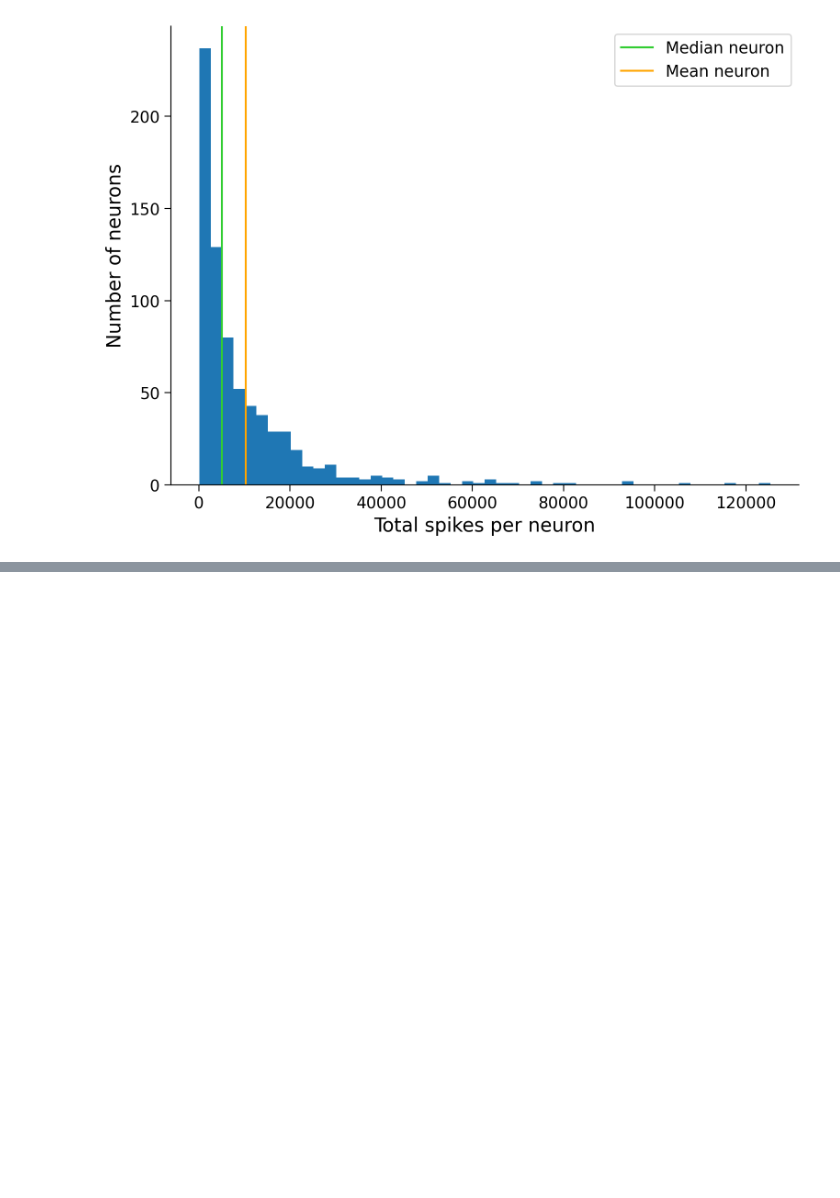
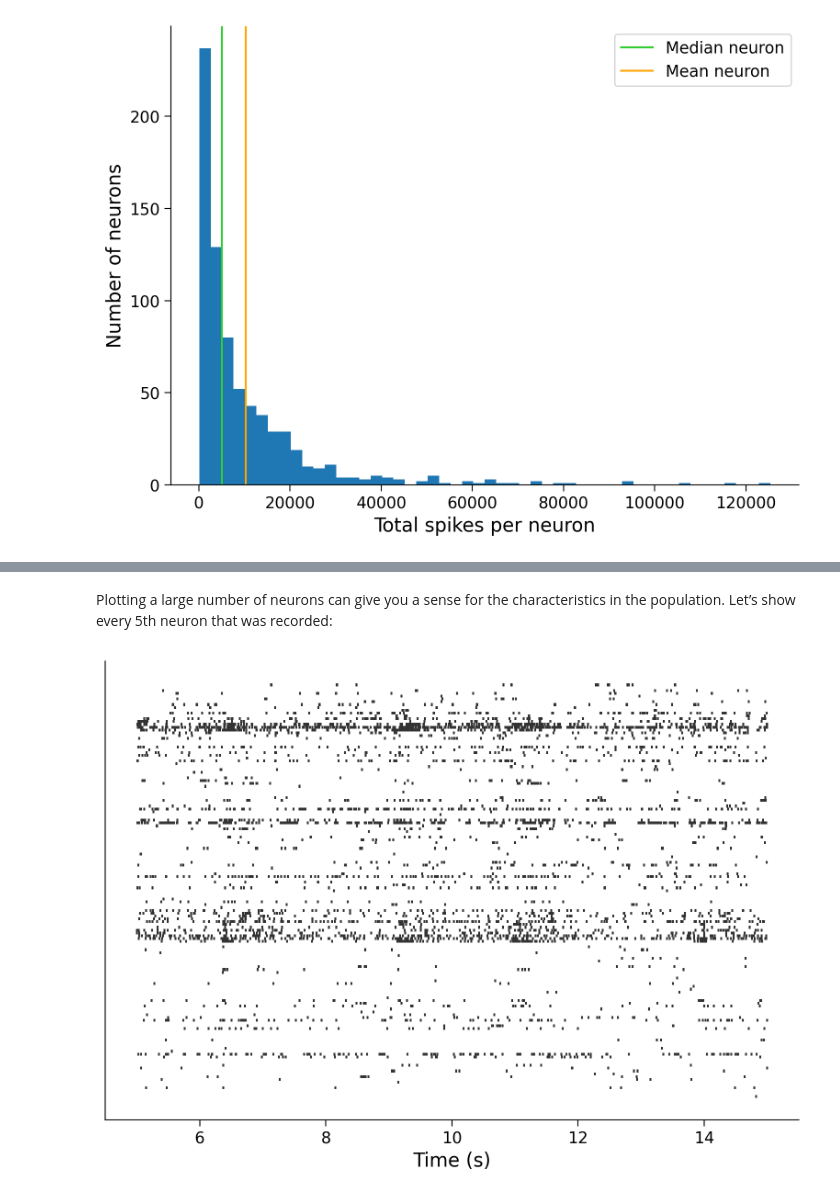
Before and after one commit to gforesman/comp_neuro_course, a Jupyter notebook: W1_tutorials.ipynb, the cells around one changed output, grey strips where cells are left out. Saved outputs shown, nothing was run; the diff lists cells and outputs as text; code cells hidden in the pictures; blank space fills up the shorter version.

```diff
--- a/W1_tutorials.ipynb
+++ b/W1_tutorials.ipynb
@@ -138,0 +241,9 @@ plt.legend()
+# %% [markdown]
+Plotting a large number of neurons can give you a sense for the characteristics in the population. Let’s show every 5th neuron that was recorded:
+# %%
+neuron_idx = np.arange(0, len(spike_times), 5)
+plt.eventplot(interval_spike_times[neuron_idx], color=".2")
+plt.xlabel("Time (s)")
+plt.yticks([]);
+# %% [output]
+[figure, added]
```
Also changed, not shown: parts of 11 cells of this notebook.
